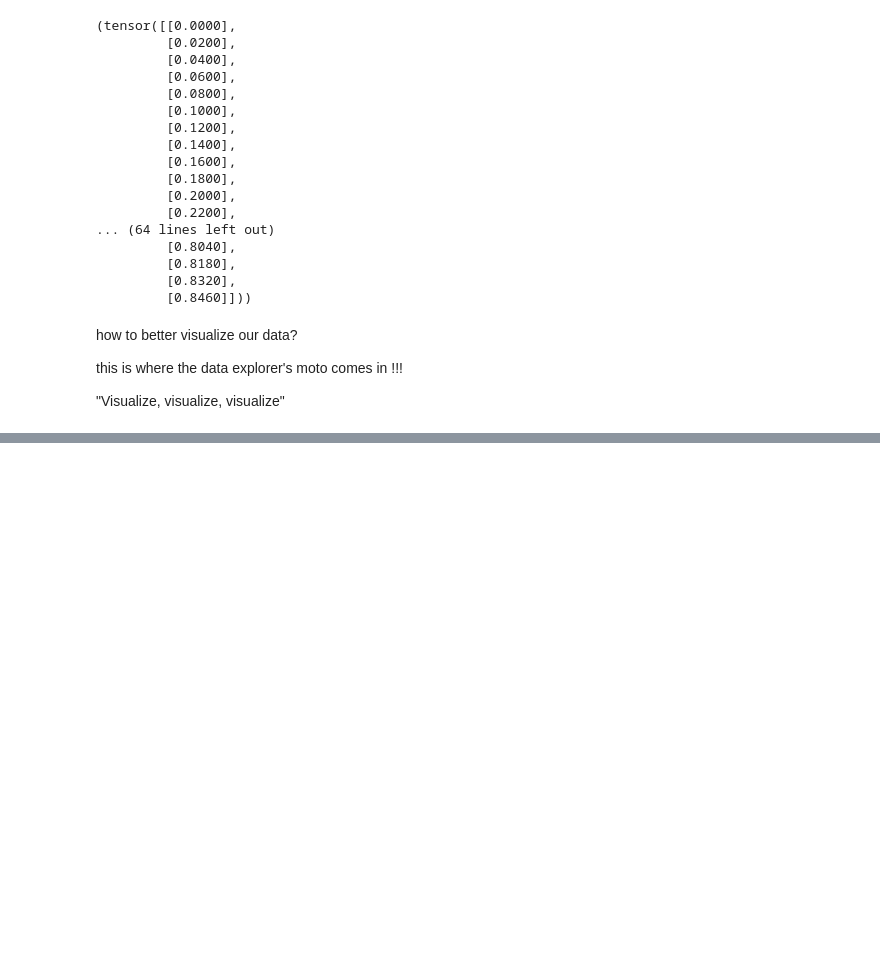
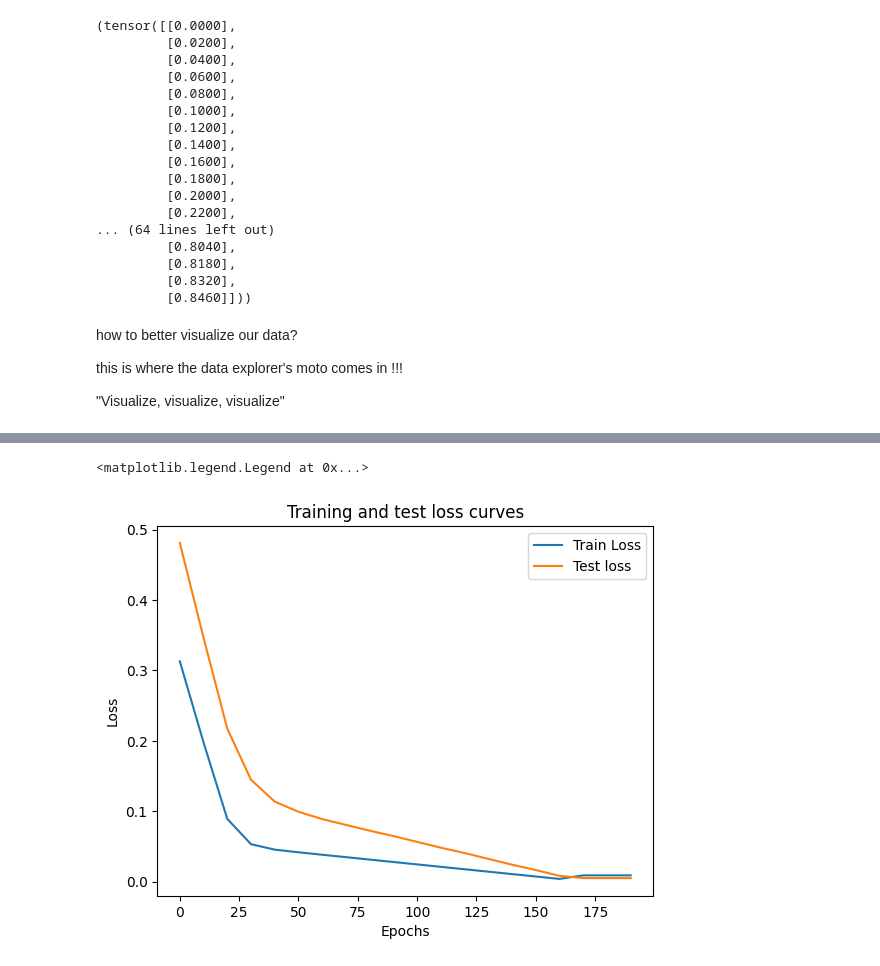
Before and after one commit to ReImage-CollegeProject/Learn_PyTorch, a Jupyter notebook: 01_PyTorch_Workflow.ipynb, the cells around one changed output, grey strips where cells are left out. Saved outputs shown, nothing was run; the diff lists cells and outputs as text; code cells hidden in the pictures; blank space fills up the shorter version.

```diff
--- a/01_PyTorch_Workflow.ipynb
+++ b/01_PyTorch_Workflow.ipynb
@@ -232,0 +390,8 @@ Resources:
+# %%
+## Steup the loss function
+loss_fn = nn.L1Loss()       # <- measurse the how wrong our model is
+
+## Setup an optimizer
+# optimizer <- adjusts the model parameter to reduce the loss
+optimizer = torch.optim.SGD(params=model_0.parameters(),
+                            lr=0.01)       # lr = learning rate (most important  hyperparameter that we can set)
@@ -232,0 +509,12 @@ Resources:
+# %%
+# Plot the loss curves
+
+plt.plot(epoch_count, torch.tensor(loss_values).numpy(), label="Train Loss")   # <- here manual conversion to numpy is required because the value of the list contians `grad_fn`
+plt.plot(epoch_count, test_loss_values, label="Test loss" )
+plt.title("Training and test loss curves")
+plt.ylabel("Loss")
+plt.xlabel("Epochs")
+plt.legend()
+# %% [output]
+<matplotlib.legend.Legend at 0x...>
+[figure, added]
```
Also changed, not shown: parts of 56 cells of this notebook.
